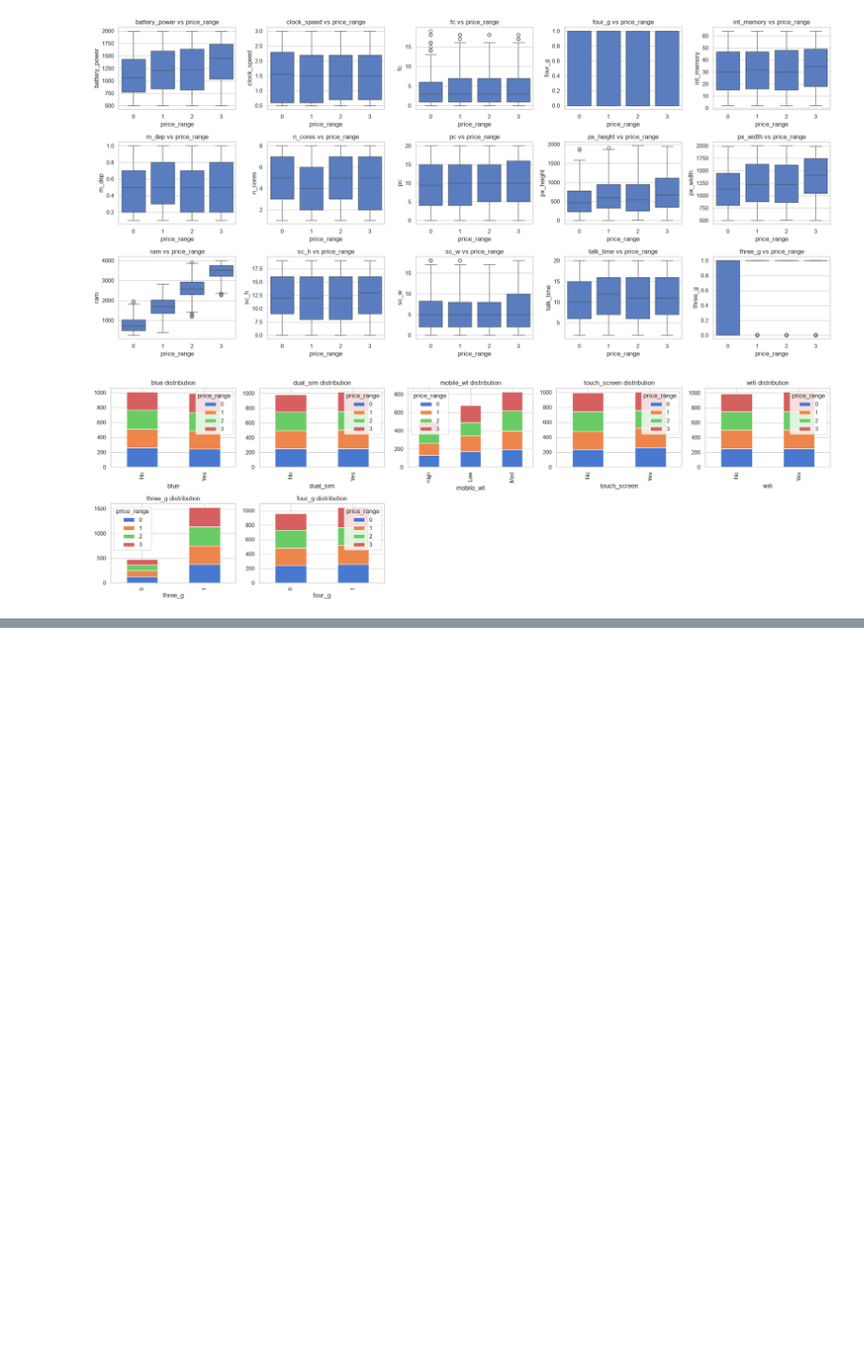
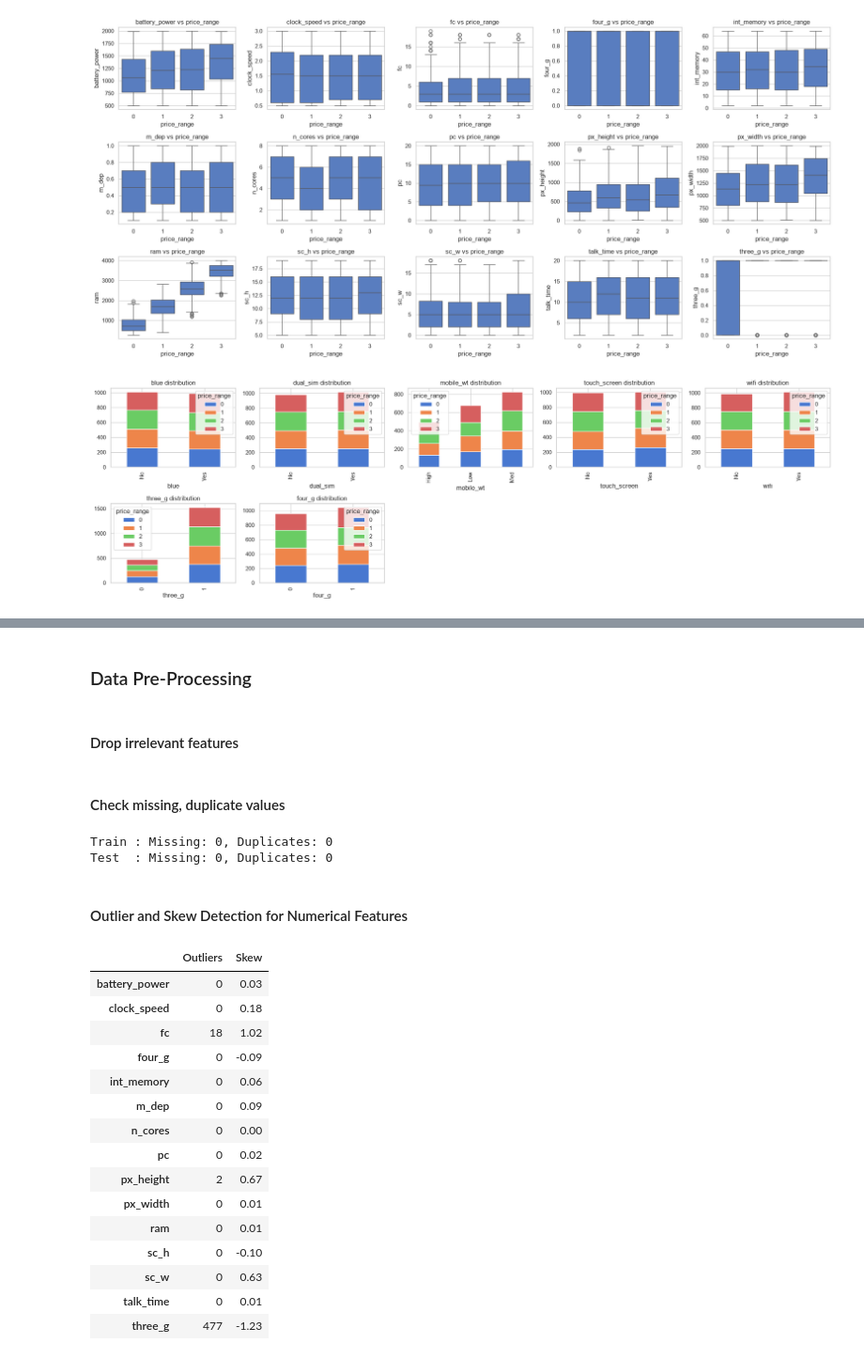
Before and after one commit to anikets349/ML-Assignment, a Jupyter notebook: Assignment.ipynb, the cells around one changed output, grey strips where cells are left out. Shown at 94% size. Saved outputs shown, nothing was run; the diff lists cells and outputs as text; code cells hidden in the pictures; blank space fills up the shorter version.

Commit message:
feat: Add data pre-processing

```diff
--- a/Assignment.ipynb
+++ b/Assignment.ipynb
@@ -329,3 +324,7 @@ clock_speed     -0.007
 touch_screen    -0.030
 mobile_wt       -0.031
 Name: price_range, dtype: float64
+# %% [markdown]
+### Data Pre-Processing
+# %% [markdown]
+#### Drop irrelevant features
@@ -331,0 +334,38 @@ Name: price_range, dtype: float64
+# %% [markdown]
+#### Check missing, duplicate values
+# %%
+print(f"{"Train":5s} : Missing: {int(train.isna().sum().sum())}, Duplicates: {int(train.duplicated().sum())}")
+print(f"{"Test":5s} : Missing: {int(test.isna().sum().sum())}, Duplicates: {int(test.duplicated().sum())}")
+# %% [output]
+Train : Missing: 0, Duplicates: 0
+Test  : Missing: 0, Duplicates: 0
+# %% [markdown]
+#### Outlier and Skew Detection for Numerical Features
+# %%
+num_cols_all = [c for c in train.select_dtypes(include="number").columns if c not in ["price_range"]]
+cat_cols_all = [c for c in train.select_dtypes(exclude="number").columns]
+# %%
+q1, q3 = train[num_cols_all].quantile(0.25), train[num_cols_all].quantile(0.75)
+iqr = q3 - q1
+
+out = ((train[num_cols_all] < q1 - 1.5 * iqr) | (train[num_cols_all] > q3 + 1.5 * iqr)).sum()
+skw = train[num_cols_all].skew()
+
+display(pd.DataFrame({"Outliers": out, "Skew": skw.round(2)}))
+# %% [output]
+|  | Outliers | Skew |
+| battery_power | 0 | 0.03 |
+| clock_speed | 0 | 0.18 |
+| fc | 18 | 1.02 |
+| four_g | 0 | -0.09 |
+| int_memory | 0 | 0.06 |
+| m_dep | 0 | 0.09 |
+| n_cores | 0 | 0.00 |
+| pc | 0 | 0.02 |
+| px_height | 2 | 0.67 |
+| px_width | 0 | 0.01 |
+| ram | 0 | 0.01 |
+| sc_h | 0 | -0.10 |
+| sc_w | 0 | 0.63 |
+| talk_time | 0 | 0.01 |
+| three_g | 477 | -1.23 |
```
Also changed, not shown: parts of 5 cells of this notebook.
